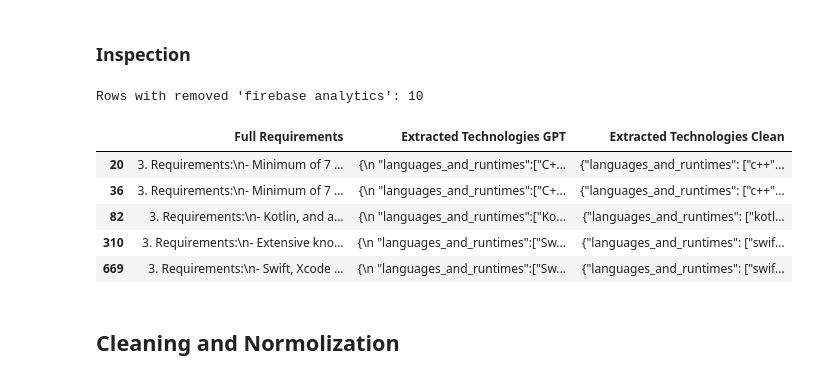
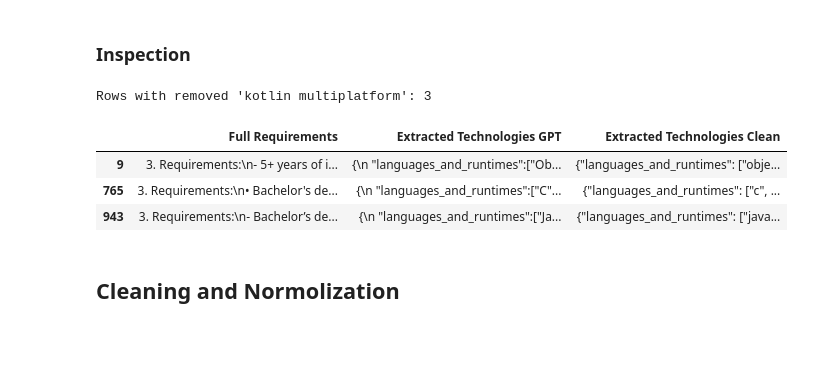
Before and after one commit to S0la1re/Research-work-new, a Jupyter notebook: Data Processing/Data Preparation.ipynb, the cells around one changed output. Cells and saved outputs as stored; diff of their text form; code cells hidden in the pictures; blank space fills up the shorter version.

```diff
--- a/Data Processing/Data Preparation.ipynb
+++ b/Data Processing/Data Preparation.ipynb
@@ -1196,26 +1196,24 @@ clean_sets = df_final_extracted["Extracted Technologies Clean"].apply(flat_terms
 
 df_final_extracted["removed_terms"] = orig_sets.subtract(clean_sets)
 # %%
-term = "firebase analytics"                       # или "google play console", "android sdk", …
+term = "kotlin multiplatform"                       # или "google play console", "android sdk", …
 
 mask = df_final_extracted["removed_terms"].apply(lambda s: term.lower() in s)
 
 view_cols = ["Full Requirements",
              "Extracted Technologies GPT",
              "Extracted Technologies Clean"]
 
 df_debug = df_final_extracted.loc[mask, view_cols]
 
 print(f"Rows with removed '{term}': {len(df_debug)}")
 df_debug.head(5)                   # покажет первые 3 совпадения
 # %% [output]
-Rows with removed 'firebase analytics': 10
+Rows with removed 'kotlin multiplatform': 3
 |  | Full Requirements | Extracted Technologies GPT | Extracted Technologies Clean |
-| 20 | 3. Requirements:\n- Minimum of 7 ... | {\n "languages_and_runtimes":["C+... | {"languages_and_runtimes": ["c++"... |
-| 36 | 3. Requirements:\n- Minimum of 7 ... | {\n "languages_and_runtimes":["C+... | {"languages_and_runtimes": ["c++"... |
-| 82 | 3. Requirements:\n- Kotlin, and a... | {\n "languages_and_runtimes":["Ko... | {"languages_and_runtimes": ["kotl... |
-| 310 | 3. Requirements:\n- Extensive kno... | {\n "languages_and_runtimes":["Sw... | {"languages_and_runtimes": ["swif... |
-| 669 | 3. Requirements:\n- Swift, Xcode ... | {\n "languages_and_runtimes":["Sw... | {"languages_and_runtimes": ["swif... |
+| 9 | 3. Requirements:\n- 5+ years of i... | {\n "languages_and_runtimes":["Ob... | {"languages_and_runtimes": ["obje... |
+| 765 | 3. Requirements:\n• Bachelor's de... | {\n "languages_and_runtimes":["C"... | {"languages_and_runtimes": ["c", ... |
+| 943 | 3. Requirements:\n- Bachelor’s de... | {\n "languages_and_runtimes":["Ja... | {"languages_and_runtimes": ["java... |
 # %%
 #pd.set_option('display.max_rows', 200)
 # %% [markdown]
```
Also changed, not shown: parts of 3 cells of this notebook, 2 other files.
